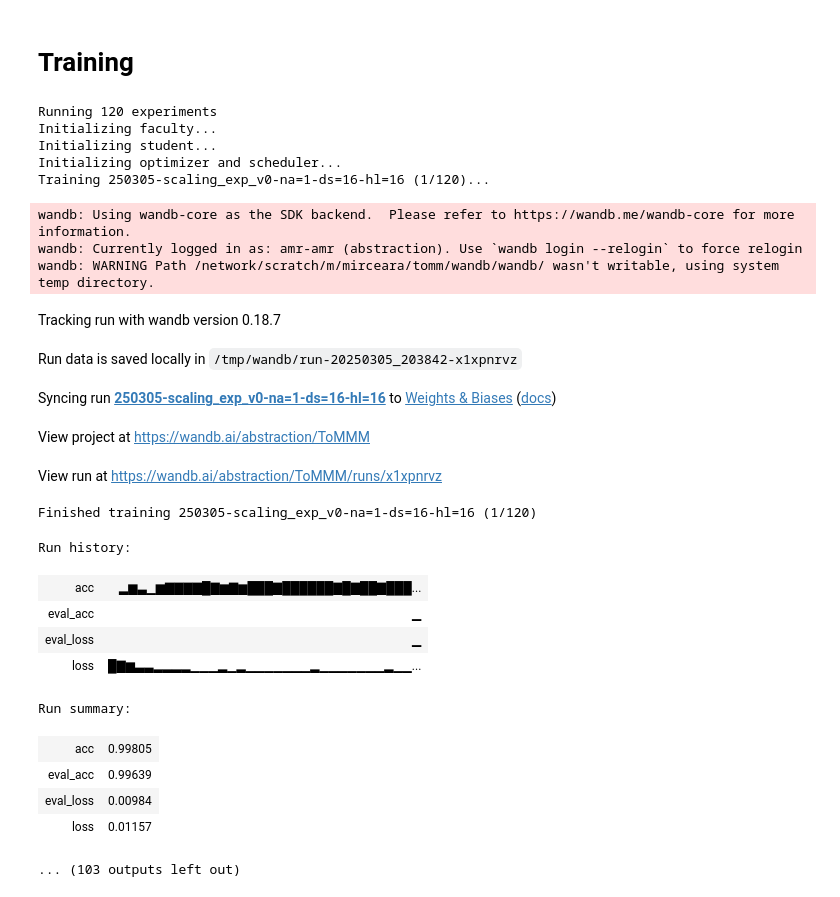
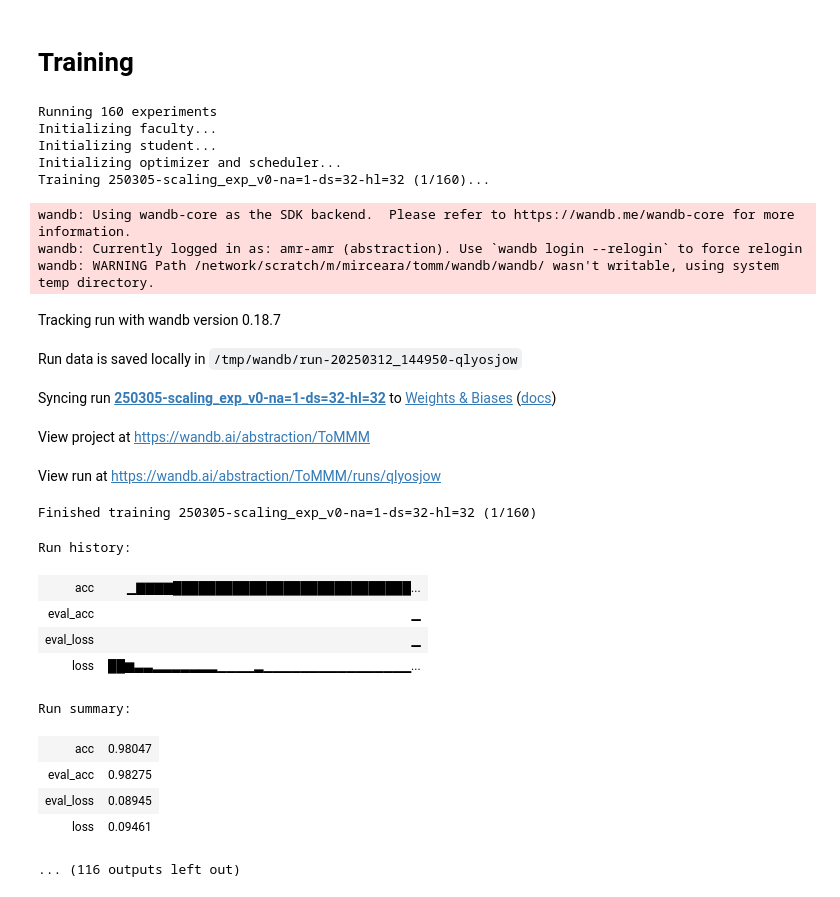
Before and after one commit to amimem/ToMM, a Jupyter notebook: exp/0305-scaling_exp_v0.ipynb, the cells around one changed output. Cells and saved outputs as stored; diff of their text form; code cells hidden in the pictures.

Commit message:
0305 - scaling_exp_v0

```diff
--- a/exp/0305-scaling_exp_v0.ipynb
+++ b/exp/0305-scaling_exp_v0.ipynb
@@ -405,7 +405,8 @@ num_train_steps = 512
 log_every = 1
 
 NUM_AGENTS = [1,2,4,8,16,32,64,128]
-DIM_STATES = [16,128,1024]
+# DIM_STATES = [16,128,1024]
+DIM_STATES = [32,64,128,1024]
 NUM_ACTIONS_RATIOS = [1/8]
 DIM_FACULTY_RATIOS = [1/2]
 DIM_STUDENT_RATIOS = [2]
@@ -527,43 +528,43 @@ try:
                     batch_loss += F.cross_entropy(action_logits, actions).item()
                     batch_acc += (action_logits.argmax(dim=-1) == actions).float().mean().item()
 
             eval_loss += batch_loss/len(all_teacher_ids)
             eval_acc += batch_acc/len(all_teacher_ids)
 
         eval_loss /= (i+1)
         eval_acc /= (i+1)
 
         wandb.log({"eval_loss": eval_loss, "eval_acc": eval_acc})
 
         print(f"Finished training {run_name} ({exp_idx+1}/{len(params)})")
         wandb.finish()
 
 except KeyboardInterrupt:
     print("Interrupted")
     wandb.finish()
 # %% [output]
-Running 120 experiments
+Running 160 experiments
 Initializing faculty...
 Initializing student...
 Initializing optimizer and scheduler...
-Training 250305-scaling_exp_v0-na=1-ds=16-hl=16 (1/120)...
+Training 250305-scaling_exp_v0-na=1-ds=32-hl=32 (1/160)...
 wandb: Using wandb-core as the SDK backend.  Please refer to https://wandb.me/wandb-core for more information.
 wandb: Currently logged in as: amr-amr (abstraction). Use `wandb login --relogin` to force relogin
 wandb: WARNING Path /network/scratch/m/mirceara/tomm/wandb/wandb/ wasn't writable, using system temp directory.
 Tracking run with wandb version 0.18.7
-Run data is saved locally in /tmp/wandb/run-20250305_203842-x1xpnrvz
+Run data is saved locally in /tmp/wandb/run-20250312_144950-qlyosjow
-Syncing run 250305-scaling_exp_v0-na=1-ds=16-hl=16 to Weights & Biases (docs)
+Syncing run 250305-scaling_exp_v0-na=1-ds=32-hl=32 to Weights & Biases (docs)
 View project at https://wandb.ai/abstraction/ToMMM
-View run at https://wandb.ai/abstraction/ToMMM/runs/x1xpnrvz
+View run at https://wandb.ai/abstraction/ToMMM/runs/qlyosjow
-Finished training 250305-scaling_exp_v0-na=1-ds=16-hl=16 (1/120)
+Finished training 250305-scaling_exp_v0-na=1-ds=32-hl=32 (1/160)
 Run history:
-| acc | ▂▆▃▁▆▇▇▇▇█▇▆▇▆███▇██████▇█▇██▇███... |
+| acc | ▁▇▇▇▇████████████████████████████... |
 | eval_acc | ▁ |
 | eval_loss | ▁ |
-| loss | █▇▆▃▃▂▂▂▂▁▁▁▂▁▂▁▁▁▁▁▁▁▂▁▁▁▁▁▁▁▂▁▁... |
+| loss | ██▆▃▃▂▂▂▂▂▂▂▁▁▁▁▂▁▁▁▁▁▁▁▁▁▁▁▁▁▁▁▁... |
 Run summary:
-| acc | 0.99805 |
-| eval_acc | 0.99639 |
-| eval_loss | 0.00984 |
-| loss | 0.01157 |
+| acc | 0.98047 |
+| eval_acc | 0.98275 |
+| eval_loss | 0.08945 |
+| loss | 0.09461 |
-... (103 outputs left out)
+... (116 outputs left out)
```
